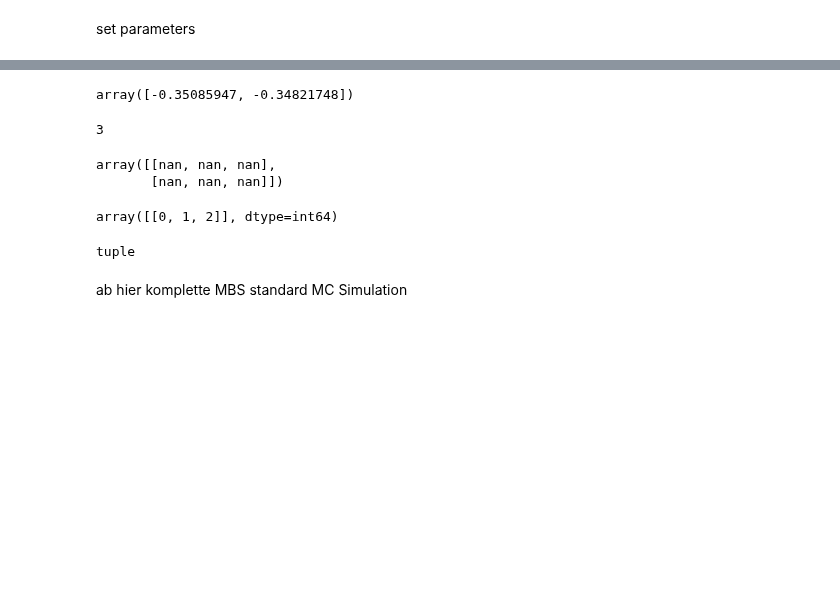
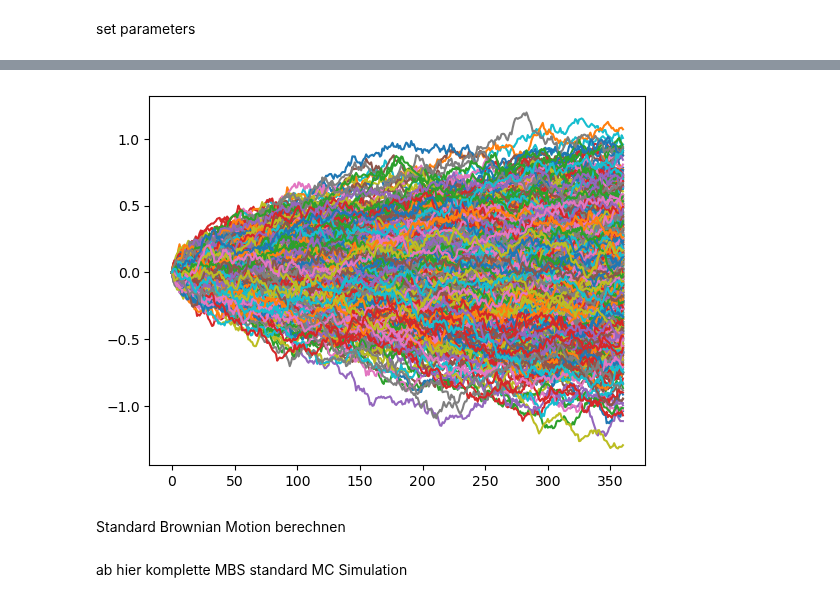
Before and after one commit to fabiangothe/Bachelor-thesis, a Jupyter notebook: MBS.ipynb, the cells around one changed output, grey strips where cells are left out. Saved outputs shown, nothing was run; the diff lists cells and outputs as text; code cells hidden in the pictures; blank space fills up the shorter version.

```diff
--- a/MBS.ipynb
+++ b/MBS.ipynb
@@ -10,25 +8,3 @@ BB für MBS selber
-# %%
-number_paths = 30
-months = 360                   #Anzahl der simulierten Monate
-sigma = np.sqrt(0.0004)
-k = 10
-M = 2**k                    #numer of simulated points excluding the first one
-delta_t = months/M                     #delta_t : Differenz der Punkte in absoluter Angabe
-h = M                       #h : Differenz der Punkte in Indexpunkten
-X = np.empty((number_paths,M+1))       #+1 damit die 0 am Anfang mit dabei ist
-X[:,0] = 0
-X[:,M] = sigma * np.sqrt(M * delta_t) * np.random.randn(number_paths)
-for i in range(k):
-    h = int(h/2)
-    pos = h
-    for j in range(2**i):
-        X[:,pos] = (1/2) * X[:,pos - h] + (1/2) * X[:,pos + h] + sigma * np.sqrt((1/2) * h * delta_t) * np.random.randn(number_paths)
-        #print(pos)
-        pos = pos + 2*h
-time = np.linspace(0,months,M+1)
-plt.plot(time, X.T)
-plt.show()
-X
 # %%
 def get_BB_power2(n):
     k = 0
@@ -38,9 +14,16 @@ def get_BB_power2(n):
 # %% [markdown]
 set parameters
 # %%
-number_paths = 2
+number_paths = 1000
 sigma = np.sqrt(0.0004)
 M = 360          #Anzahl der simulierten Monate
 g = get_BB_power2(M)                   #numer of simulated points excluding the first one
 delta_t = 1 #muss glaube ich 1 sein, weil sonst stimmt die Varianz nicht
+
+K1 = 0.01
+K2 = -0.005
+K3 = 10
+K4 = 0.5
+
+c = 100 #monthly payment (beliebig?)
 # %% [markdown]
@@ -117,17 +80,9 @@ array([[ 0.        ,  0.03436042,  0.04751835,  0.05558876,  0.07452556,
-# %%
-np.random.randn(number_paths)
-# %% [output]
-array([-0.35085947, -0.34821748])
-# %%
-X = np.empty((2,3))
-display(len(X[0,:]))
-X[:]=np.nan
-display(X)
-display(np.array(np.where(np.isnan(X[0,:])==True)))
-display(type(np.where(np.isnan(X)==True)))
-# %% [output]
-3
-array([[nan, nan, nan],
-       [nan, nan, nan]])
-array([[0, 1, 2]], dtype=int64)
-tuple
+# %%
+time = np.linspace(0,M,M+1)
+X = create_BB(number_paths, M, sigma, g, delta_t)
+plt.plot(time, X.T)
+plt.show()
+# %% [output]
+[figure, added]
+# %% [markdown]
+Standard Brownian Motion berechnen
```
Also changed, not shown: parts of 7 cells of this notebook.
